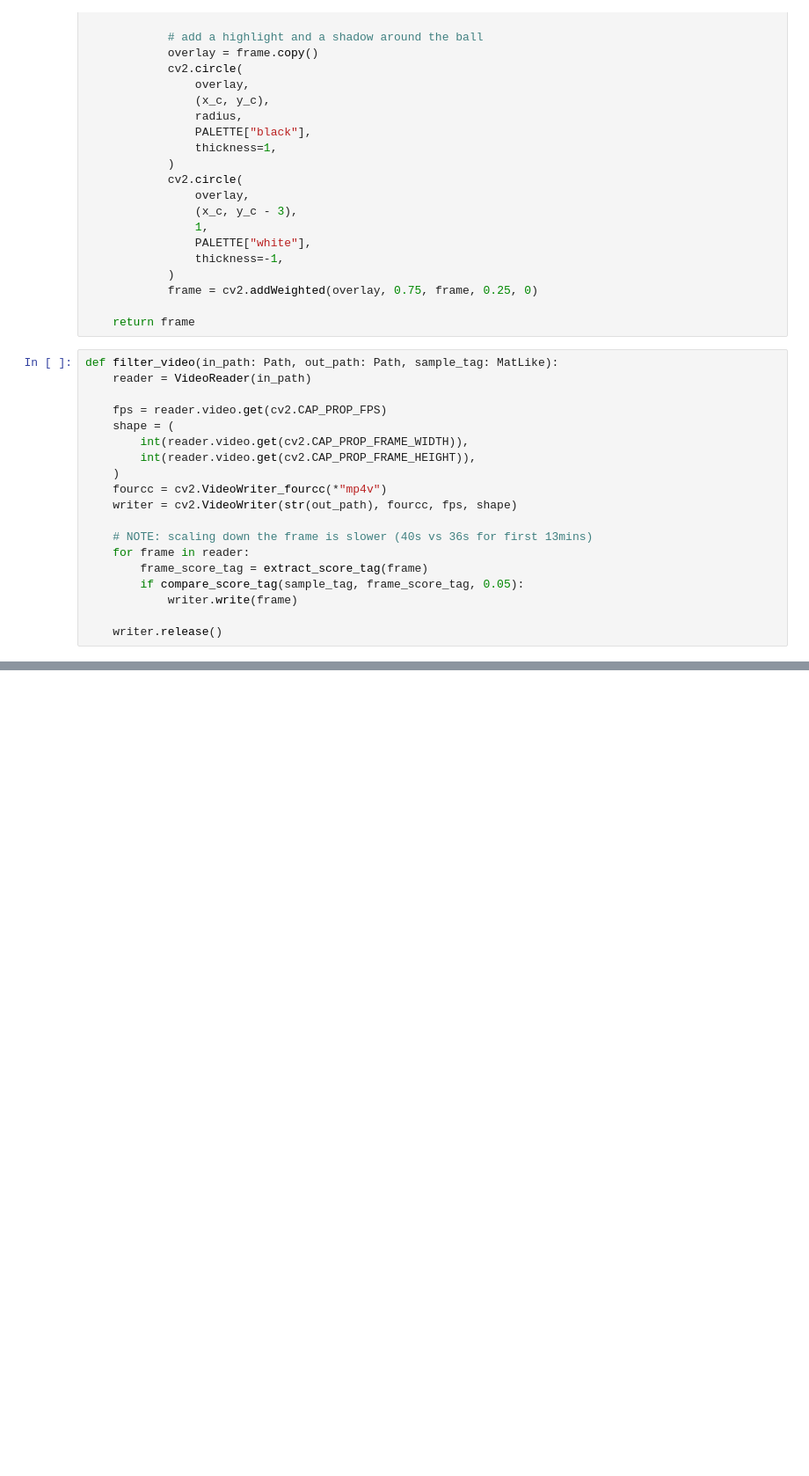
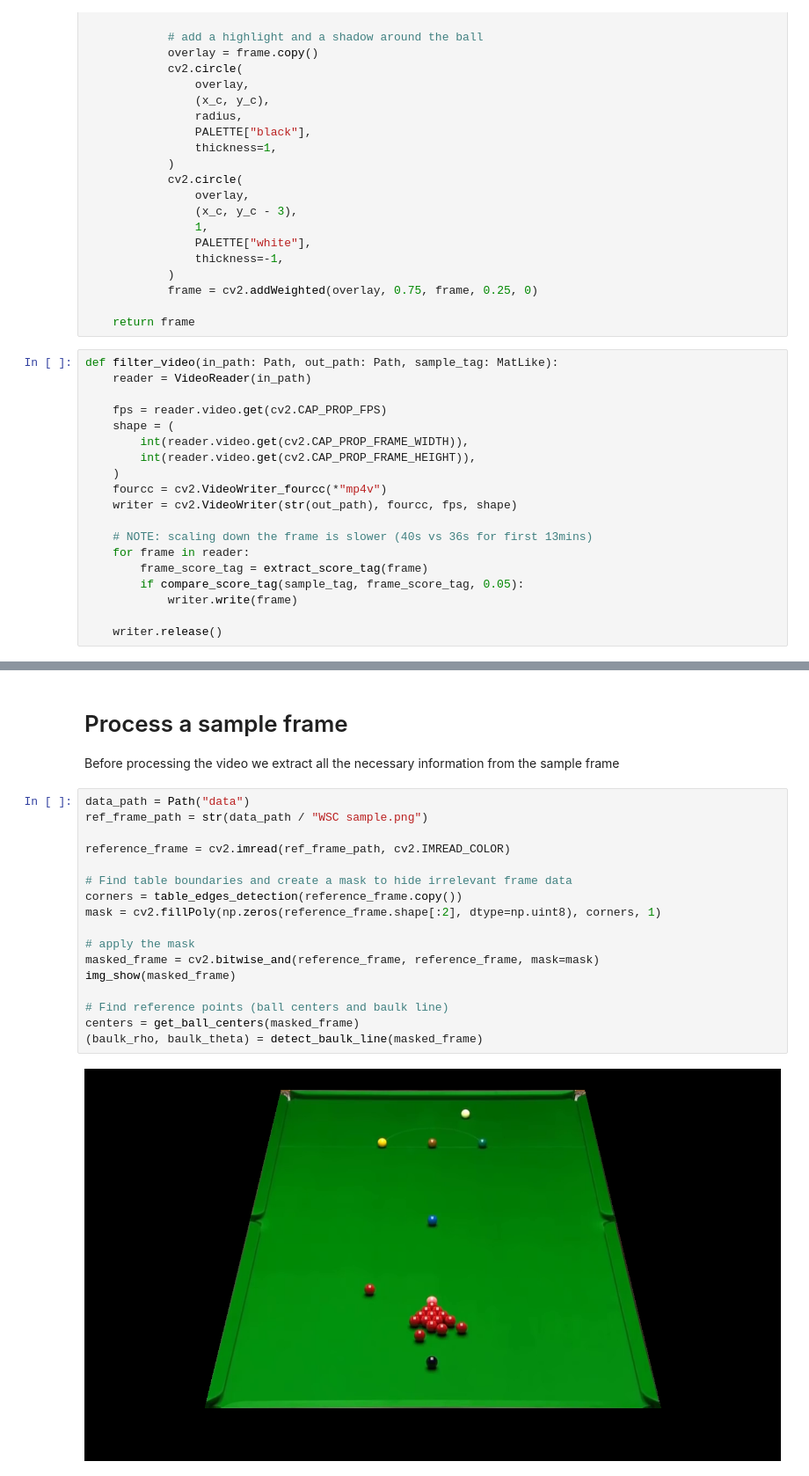
Before and after one commit to ShadowDragon5/CV_project, a Jupyter notebook: CV_Project.ipynb, the cells around one changed output, grey strips where cells are left out. Shown: that part at 88% size. Drawn from its saved outputs; the diff is of its cells as text; blank space fills up the shorter version.

```diff
--- a/CV_Project.ipynb
+++ b/CV_Project.ipynb
@@ -808,0 +823,22 @@ def filter_video(in_path: Path, out_path: Path, sample_tag: MatLike):
+# %% [markdown]
+# Process a sample frame
+Before processing the video we extract all the necessary information from the sample frame
+# %%
+data_path = Path("data")
+ref_frame_path = str(data_path / "WSC sample.png")
+
+reference_frame = cv2.imread(ref_frame_path, cv2.IMREAD_COLOR)
+
+# Find table boundaries and create a mask to hide irrelevant frame data
+corners = table_edges_detection(reference_frame.copy())
+mask = cv2.fillPoly(np.zeros(reference_frame.shape[:2], dtype=np.uint8), corners, 1)
+
+# apply the mask
+masked_frame = cv2.bitwise_and(reference_frame, reference_frame, mask=mask)
+img_show(masked_frame)
+
+# Find reference points (ball centers and baulk line)
+centers = get_ball_centers(masked_frame)
+(baulk_rho, baulk_theta) = detect_baulk_line(masked_frame)
+# %% [output]
+[figure, added]
```
Also changed, not shown: parts of 27 cells of this notebook, 14 other files.
